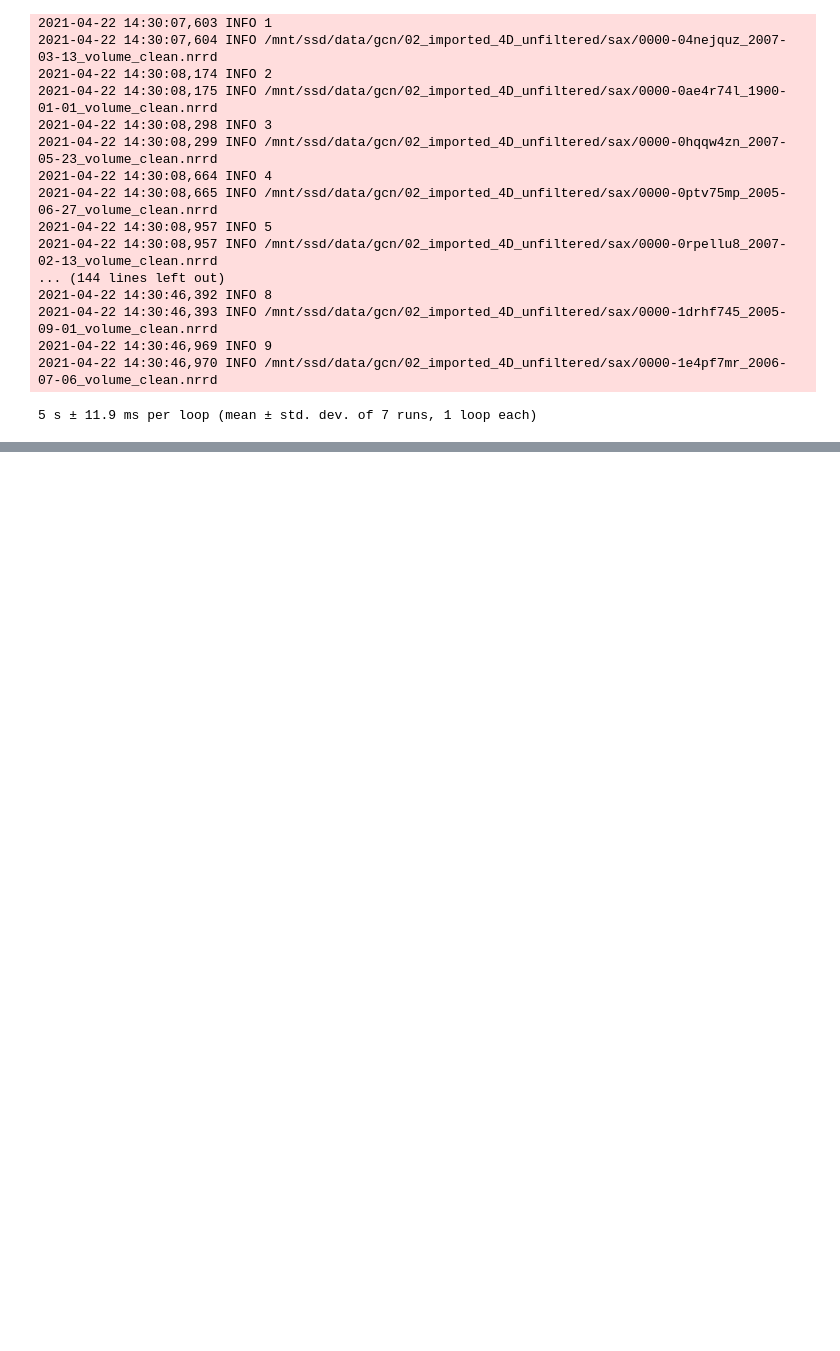
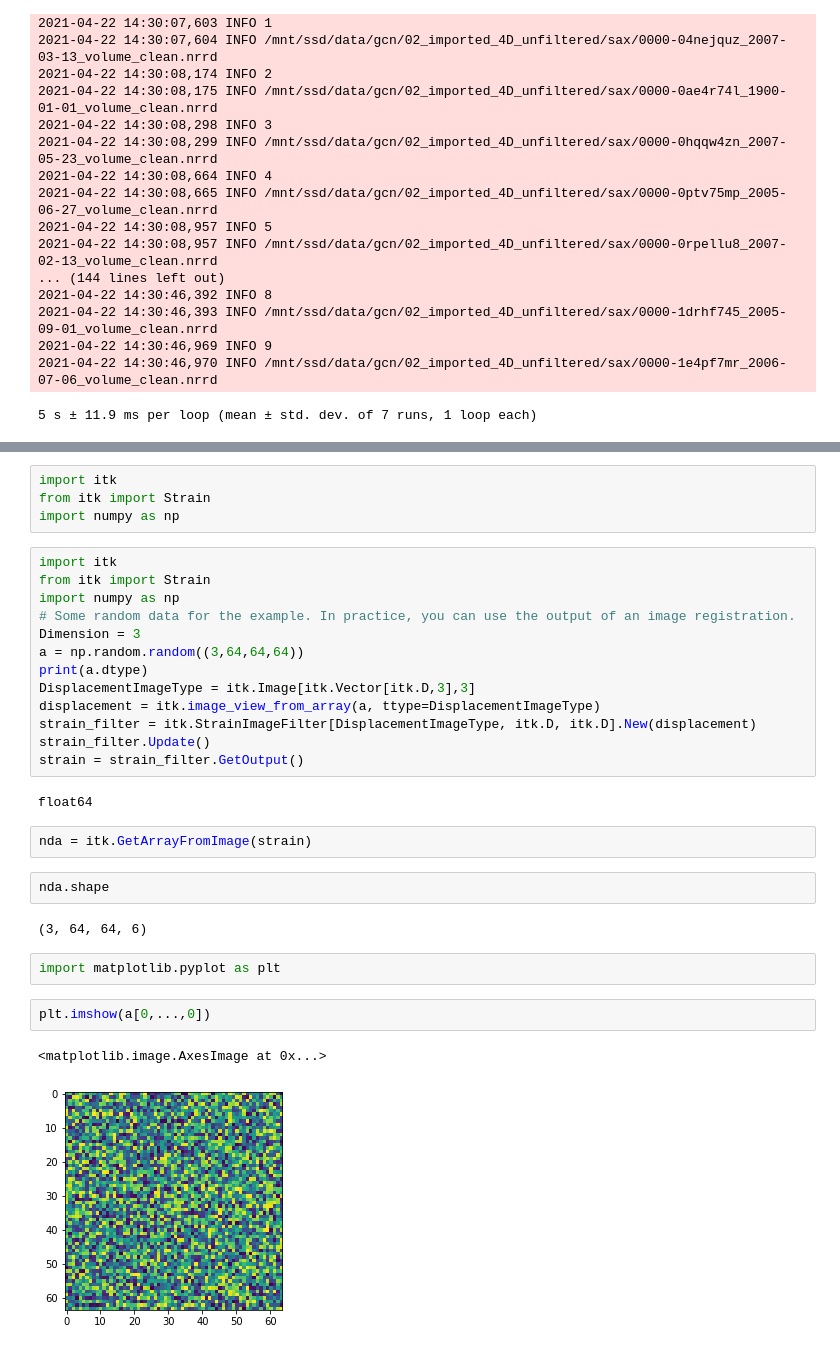
Before and after one commit to Cardio-AI/cmr-phase2phase-registration, a Jupyter notebook: notebooks/Dataset/Test_temporal_resampling.ipynb, the cells around one changed output, grey strips where cells are left out. Drawn from its saved outputs; the diff is of its cells as text; blank space fills up the shorter version.

```diff
--- a/notebooks/Dataset/Test_temporal_resampling.ipynb
+++ b/notebooks/Dataset/Test_temporal_resampling.ipynb
@@ -125,0 +132,32 @@ list(map(lambda x : resample_vol_along_t(example=x, **params), range(10)))
+# %%
+import itk
+from itk import Strain
+import numpy as np
+# %%
+import itk
+from itk import Strain
+import numpy as np
+# Some random data for the example. In practice, you can use the output of an image registration.
+Dimension = 3
+a = np.random.random((3,64,64,64))
+print(a.dtype)
+DisplacementImageType = itk.Image[itk.Vector[itk.D,3],3]
+displacement = itk.image_view_from_array(a, ttype=DisplacementImageType)
+strain_filter = itk.StrainImageFilter[DisplacementImageType, itk.D, itk.D].New(displacement)
+strain_filter.Update()
+strain = strain_filter.GetOutput()
+# %% [output]
+float64
+# %%
+nda = itk.GetArrayFromImage(strain)
+# %%
+nda.shape
+# %% [output]
+(3, 64, 64, 6)
+# %%
+import matplotlib.pyplot as plt
+# %%
+plt.imshow(a[0,...,0])
+# %% [output]
+<matplotlib.image.AxesImage at 0x...>
+[figure, added]
```
Also changed, not shown: parts of 4 cells of this notebook, 4 other files.
